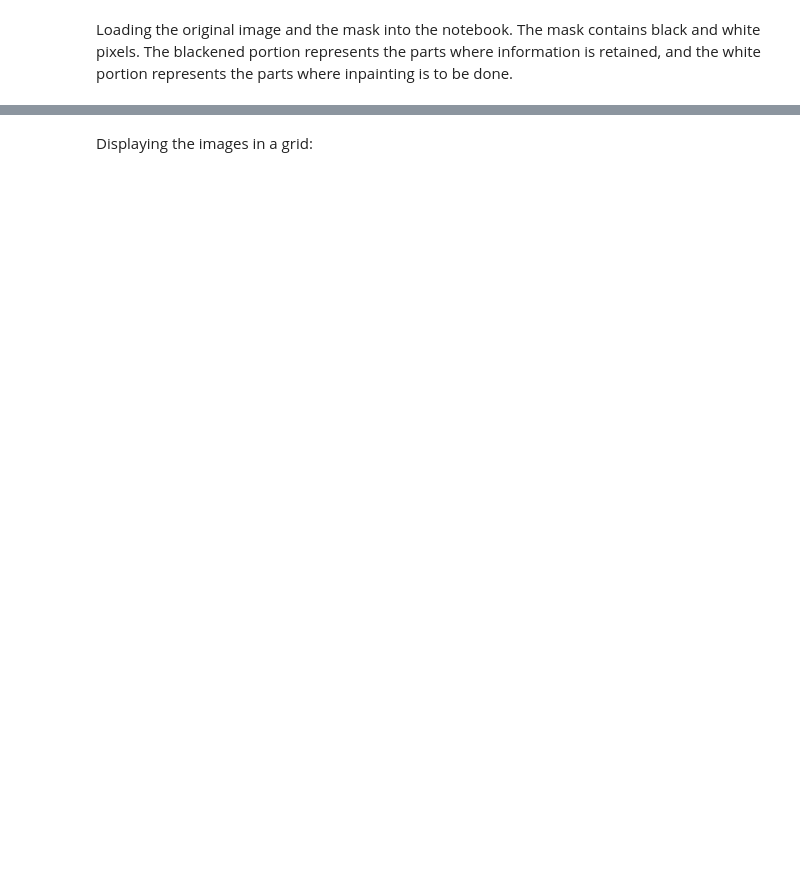
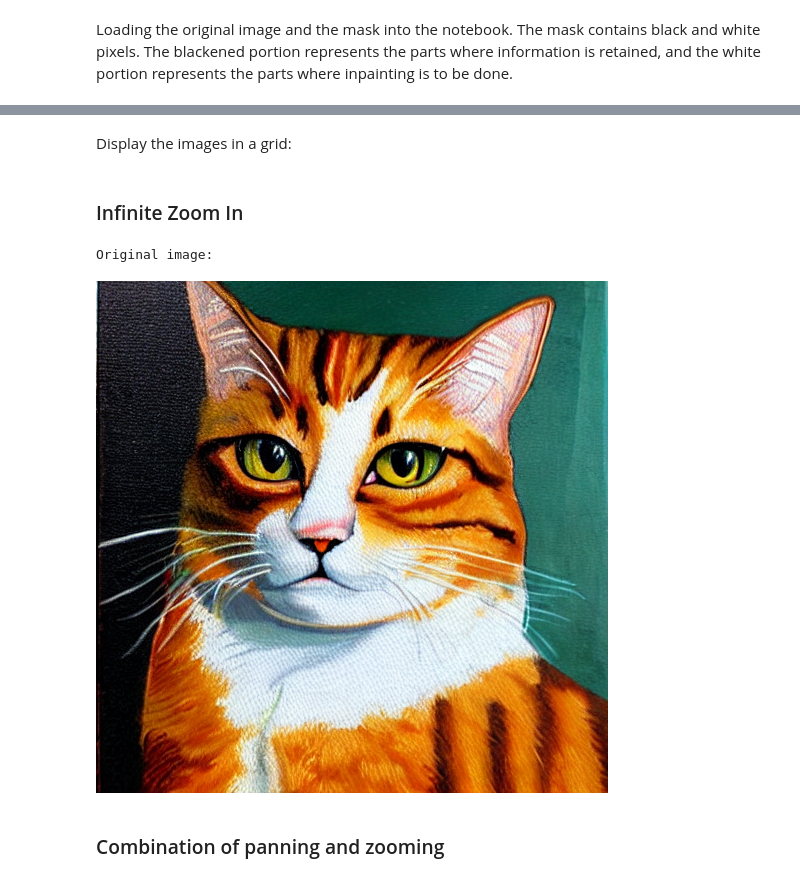
Before and after one commit to a-r-r-o-w/stablefused, a Jupyter notebook: examples/inpaint_diffusion.ipynb, the cells around one changed output, grey strips where cells are left out. Cells and saved outputs as stored; diff of their text form; code cells hidden in the pictures; blank space fills up the shorter version.

```diff
--- a/examples/inpaint_diffusion.ipynb
+++ b/examples/inpaint_diffusion.ipynb
@@ -91,4 +73,4 @@ images = model(
 )
 # %% [markdown]
-Displaying the images in a grid:
+Display the images in a grid:
 # %%
@@ -95,0 +78,2 @@ image_grid(images, rows=2, cols=math.ceil(num_images / 2))
+# %% [markdown]
+### Infinite Zoom In
@@ -95,0 +87,9 @@ image_grid(images, rows=2, cols=math.ceil(num_images / 2))
+# %%
+image_filename = "image2.png"
+image = Image.open(image_filename)
+
+print("Original image:")
+image_grid([image], rows=1, cols=1)
+# %% [output]
+Original image:
+[figure, added]
@@ -95,0 +113,2 @@ image_grid(images, rows=2, cols=math.ceil(num_images / 2))
+# %% [markdown]
+### Combination of panning and zooming
```
Also changed, not shown: parts of 24 cells of this notebook, 1 other file.
